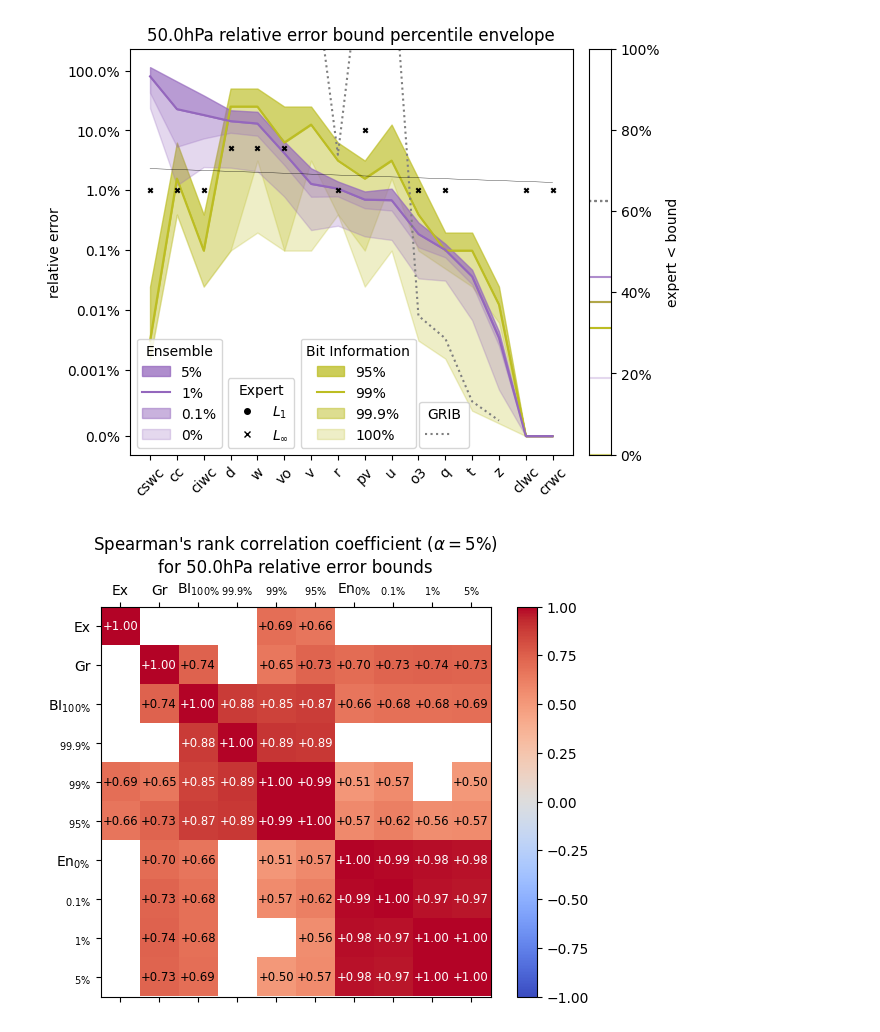
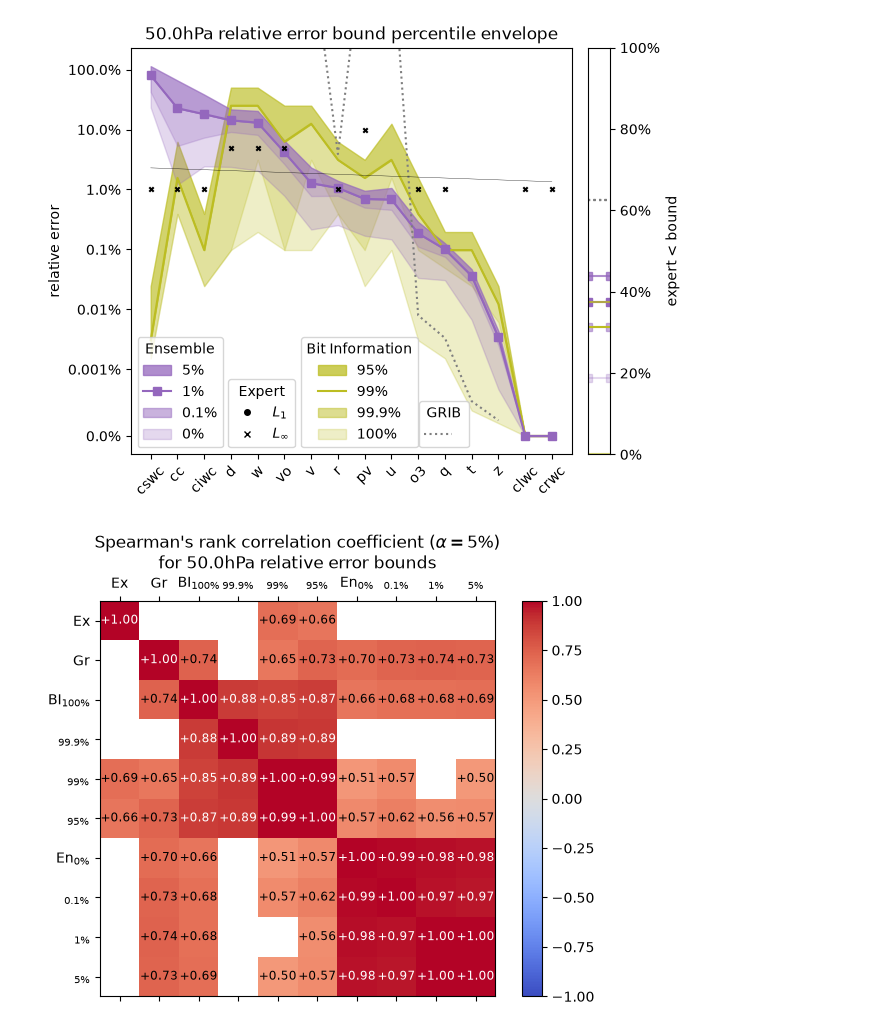
Before and after one commit to juntyr/era5-ensemble-compression-tolerance, a Jupyter notebook: quantile-plots.ipynb, the cells around one changed output. Cells and saved outputs as stored; diff of their text form; code cells hidden in the pictures.

Commit message:
Add markers to quantile plots

```diff
--- a/quantile-plots.ipynb
+++ b/quantile-plots.ipynb
@@ -563,6 +563,8 @@ ax.plot(
         for v in v_sorted
     ],
     color="tab:purple",
+    marker="s",
+    markevery=(5, 10),
     label="1%",
 )
 ax.fill_between(
@@ -599,7 +601,7 @@ ax.set_yscale("symlog", linthresh=1e-12)
 l1 = ax.legend(
     handles=[
         mpl.patches.Patch(color="tab:purple", alpha=0.75, label="5%"),
-        mpl.lines.Line2D([0], [0], color="tab:purple", label="1%"),
+        mpl.lines.Line2D([0], [0], color="tab:purple", marker="s", label="1%"),
         mpl.patches.Patch(color="tab:purple", alpha=0.5, label="0.1%"),
         mpl.patches.Patch(color="tab:purple", alpha=0.25, label="0%"),
     ],
@@ -684,7 +686,10 @@ for i, p in enumerate(single_ensemble["u10"].percentile):
     for v, single_expert_v in single_expert.items():
         count += single_expert_v.absolute_value < single_ensemble[v].absolute[i]
     axr.axhline(
-        count / len(single_expert), c="tab:purple", alpha=[0.25, 0.5, 1.0, 0.75][i]
+        count / len(single_expert),
+        c="tab:purple",
+        alpha=[0.25, 0.5, 1.0, 0.75][i],
+        marker="s",
     )
 
 for i, p in enumerate(single_ensemble["u10"].percentile):
@@ -907,7 +912,11 @@ ax.fill_between(
     label="0.1%",
 )
 ax.plot(
-    [single_ensemble[v].relative[2] for v in v_sorted], color="tab:purple", label="1%"
+    [single_ensemble[v].relative[2] for v in v_sorted],
+    color="tab:purple",
+    marker="s",
+    markevery=(5, 10),
+    label="1%",
 )
 ax.fill_between(
     range(len(v_sorted)),
@@ -938,7 +947,7 @@ ax.set_ylim(*ylim)
 l1 = ax.legend(
     handles=[
         mpl.patches.Patch(color="tab:purple", alpha=0.75, label="5%"),
-        mpl.lines.Line2D([0], [0], color="tab:purple", label="1%"),
+        mpl.lines.Line2D([0], [0], color="tab:purple", marker="s", label="1%"),
         mpl.patches.Patch(color="tab:purple", alpha=0.5, label="0.1%"),
         mpl.patches.Patch(color="tab:purple", alpha=0.25, label="0%"),
     ],
@@ -1023,7 +1032,10 @@ for i, p in enumerate(single_ensemble["u10"].percentile):
     for v, single_expert_v in single_expert.items():
         count += single_expert_v.relative_value < single_ensemble[v].relative[i]
     axr.axhline(
-        count / len(single_expert), c="tab:purple", alpha=[0.25, 0.5, 1.0, 0.75][i]
+        count / len(single_expert),
+        c="tab:purple",
+        alpha=[0.25, 0.5, 1.0, 0.75][i],
+        marker="s",
     )
 
 for i, p in enumerate(single_ensemble["u10"].percentile):
@@ -1473,6 +1485,7 @@ for p, pressure_ensemble_p in pressure_ensemble.items():
             for v in v_sorted
         ],
         color="tab:purple",
+        marker="s",
         label="1%",
     )
     ax.fill_between(
@@ -1509,7 +1522,7 @@ for p, pressure_ensemble_p in pressure_ensemble.items():
     l1 = ax.legend(
         handles=[
             mpl.patches.Patch(color="tab:purple", alpha=0.75, label="5%"),
-            mpl.lines.Line2D([0], [0], color="tab:purple", label="1%"),
+            mpl.lines.Line2D([0], [0], color="tab:purple", marker="s", label="1%"),
             mpl.patches.Patch(color="tab:purple", alpha=0.5, label="0.1%"),
             mpl.patches.Patch(color="tab:purple", alpha=0.25, label="0%"),
         ],
@@ -1601,6 +1614,7 @@ for p, pressure_ensemble_p in pressure_ensemble.items():
             count / len(pressure_expert[p]),
             c="tab:purple",
             alpha=[0.25, 0.5, 1.0, 0.75][i],
+            marker="s",
         )
 
     for i, pt in enumerate(pressure_ensemble["1000.0hPa"]["u"].percentile):
@@ -1832,6 +1846,7 @@ for p, pressure_ensemble_p in pressure_ensemble.items():
     ax.plot(
         [pressure_ensemble_p[v].relative[2] for v in v_sorted],
         color="tab:purple",
+        marker="s",
         label="1%",
     )
     ax.fill_between(
@@ -1867,7 +1882,7 @@ for p, pressure_ensemble_p in pressure_ensemble.items():
     l1 = ax.legend(
         handles=[
             mpl.patches.Patch(color="tab:purple", alpha=0.75, label="5%"),
-            mpl.lines.Line2D([0], [0], color="tab:purple", label="1%"),
+            mpl.lines.Line2D([0], [0], color="tab:purple", marker="s", label="1%"),
             mpl.patches.Patch(color="tab:purple", alpha=0.5, label="0.1%"),
             mpl.patches.Patch(color="tab:purple", alpha=0.25, label="0%"),
         ],
@@ -1959,6 +1974,7 @@ for p, pressure_ensemble_p in pressure_ensemble.items():
             count / len(pressure_expert[p]),
             c="tab:purple",
             alpha=[0.25, 0.5, 1.0, 0.75][i],
+            marker="s",
         )
 
     for i, pt in enumerate(pressure_ensemble_p["u"].percentile):
@@ -2052,32 +2068,32 @@ for p, pressure_ensemble_p in pressure_ensemble.items():
             r"$_{99\%}$",
             r"$_{95\%}$",
             r"En$_{0\%}$",
             r"$_{0.1\%}$",
             r"$_{1\%}$",
             r"$_{5\%}$",
         ]
     )
 
     ax.set_yticks(range(len(observations)))
     ax.set_yticklabels(
         [
             "Ex",
             "Gr",
             r"BI$_{100\%}$",
             r"$_{99.9\%}$",
             r"$_{99\%}$",
             r"$_{95\%}$",
             r"En$_{0\%}$",
             r"$_{0.1\%}$",
             r"$_{1\%}$",
             r"$_{5\%}$",
         ]
     )
 
     fig.colorbar(m)
 
     plt.show()
     fig.savefig(plots / f"pressure-{p.replace(' ', '')}-relative-rank.pdf")
 # %% [output]
-[figure, old version]
+[figure, new version]
-[figure, old version]
+[figure, new version]
```
Also changed, not shown: parts of 7 cells of this notebook.
